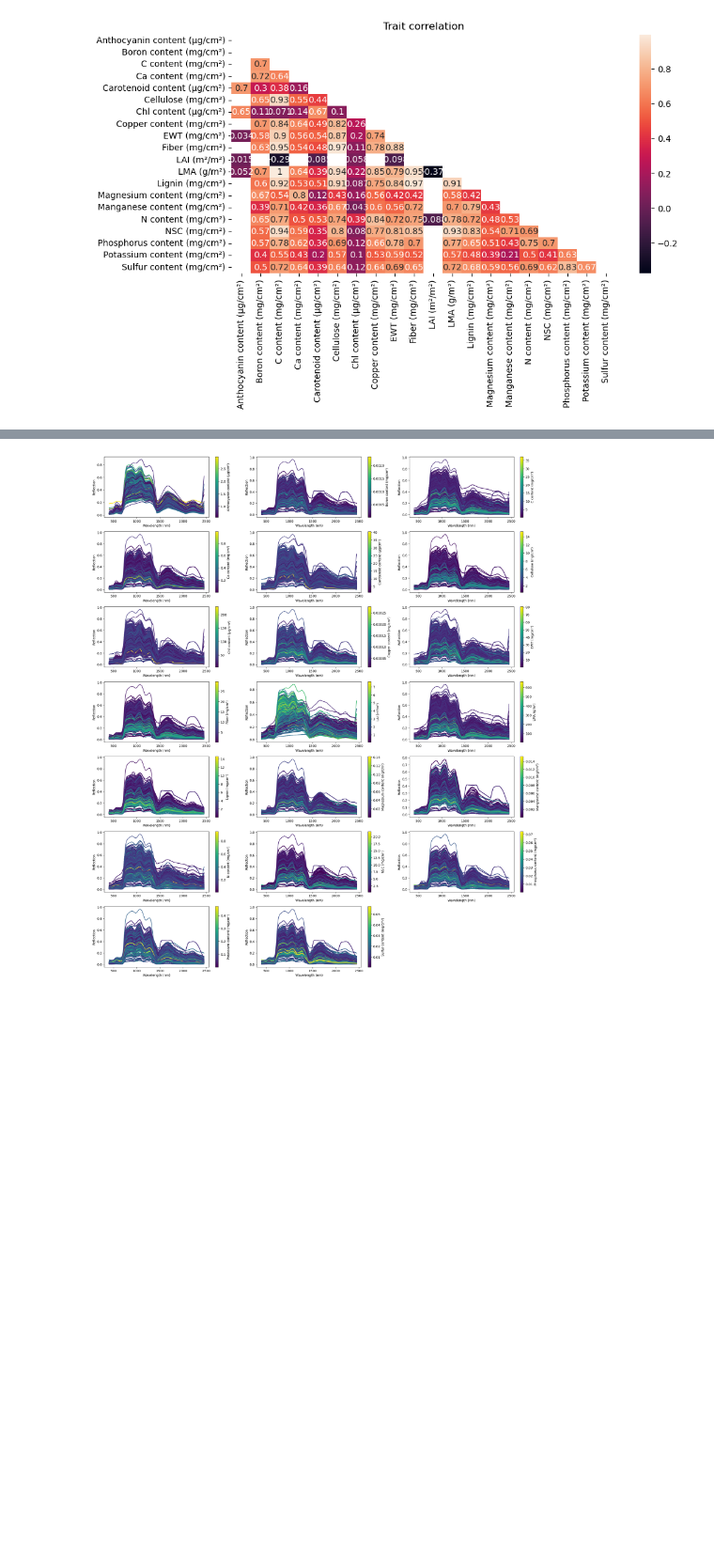
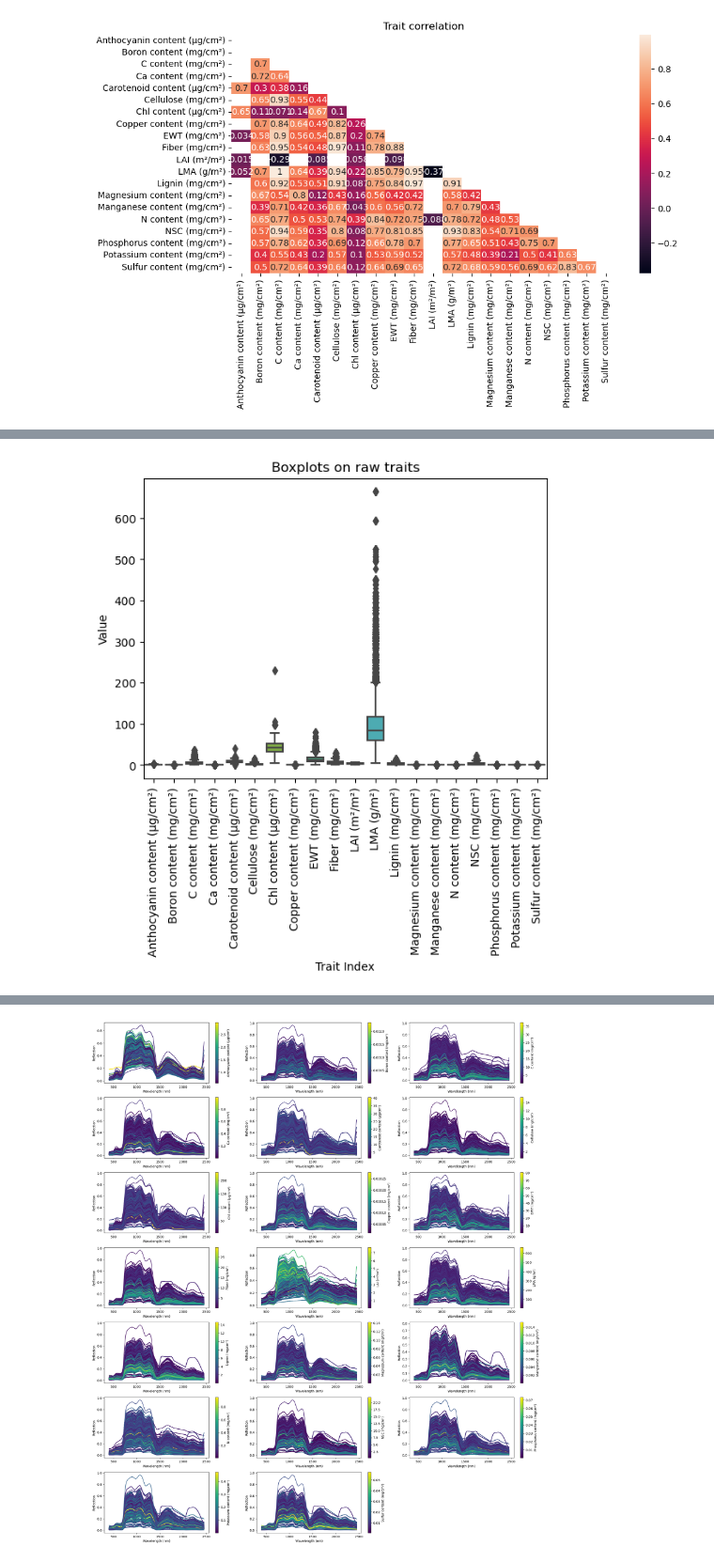
Before and after one commit to pau-ventrod/ADA_Spectral, a Jupyter notebook: SRC/scripts/Week 1 - Visualization.ipynb, the cells around one changed output, grey strips where cells are left out. Shown at 94% size. Cells and saved outputs as stored; diff of their text form; code cells hidden in the pictures; blank space fills up the shorter version.

```diff
--- a/SRC/scripts/Week 1 - Visualization.ipynb
+++ b/SRC/scripts/Week 1 - Visualization.ipynb
@@ -176 +188,11 @@ plt.show()
+# %%
+# Target boxplots
+sns.boxplot(data = data_df[target_cols])
+plt.xticks(np.arange(20), target_cols, rotation = 90)
+plt.xlabel('Trait Index')
+plt.ylabel('Value')
+plt.title("Boxplots on raw traits")
+plt.show()
+# %% [output]
+[figure, added]
 # %%
```
Also changed, not shown: parts of 7 cells of this notebook, 1 other file.
